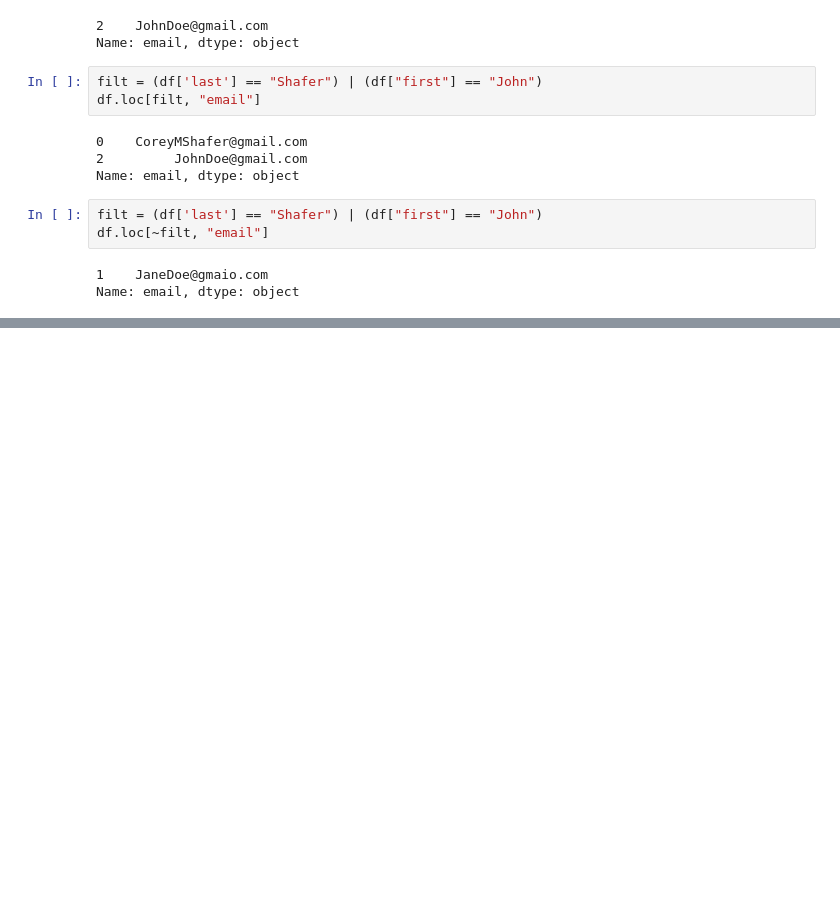
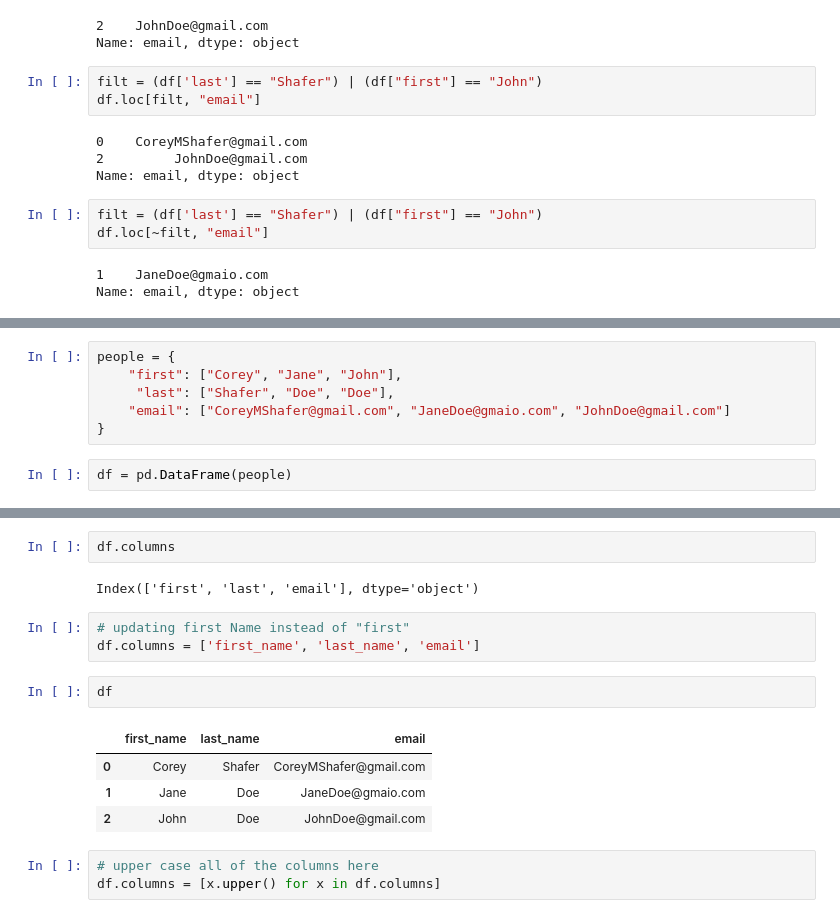
Before and after one commit to TinyAnnaDas/CSV-Data-Cleaner, a Jupyter notebook: notebooks/createing_dataframe.ipynb, the cells around one changed output, grey strips where cells are left out. Drawn from its saved outputs; the diff is of its cells as text; blank space fills up the shorter version.

Commit message:
editing, row, column, already existing data

```diff
--- a/notebooks/createing_dataframe.ipynb
+++ b/notebooks/createing_dataframe.ipynb
@@ -242,0 +254,8 @@ Name: email, dtype: object
+# %%
+people = {
+    "first": ["Corey", "Jane", "John"],
+     "last": ["Shafer", "Doe", "Doe"],
+    "email": ["CoreyMShafer@gmail.com", "JaneDoe@gmaio.com", "JohnDoe@gmail.com"]
+}
+# %%
+df = pd.DataFrame(people)
@@ -242,0 +269,17 @@ Name: email, dtype: object
+# %%
+df.columns
+# %% [output]
+Index(['first', 'last', 'email'], dtype='object')
+# %%
+# updating first Name instead of "first"
+df.columns = ['first_name', 'last_name', 'email']
+# %%
+df
+# %% [output]
+|  | first_name | last_name | email |
+| 0 | Corey | Shafer | CoreyMShafer@gmail.com |
+| 1 | Jane | Doe | JaneDoe@gmaio.com |
+| 2 | John | Doe | JohnDoe@gmail.com |
+# %%
+# upper case all of the columns here
+df.columns = [x.upper() for x in df.columns]
```
Also changed, not shown: parts of 41 cells of this notebook, 1 other file.
